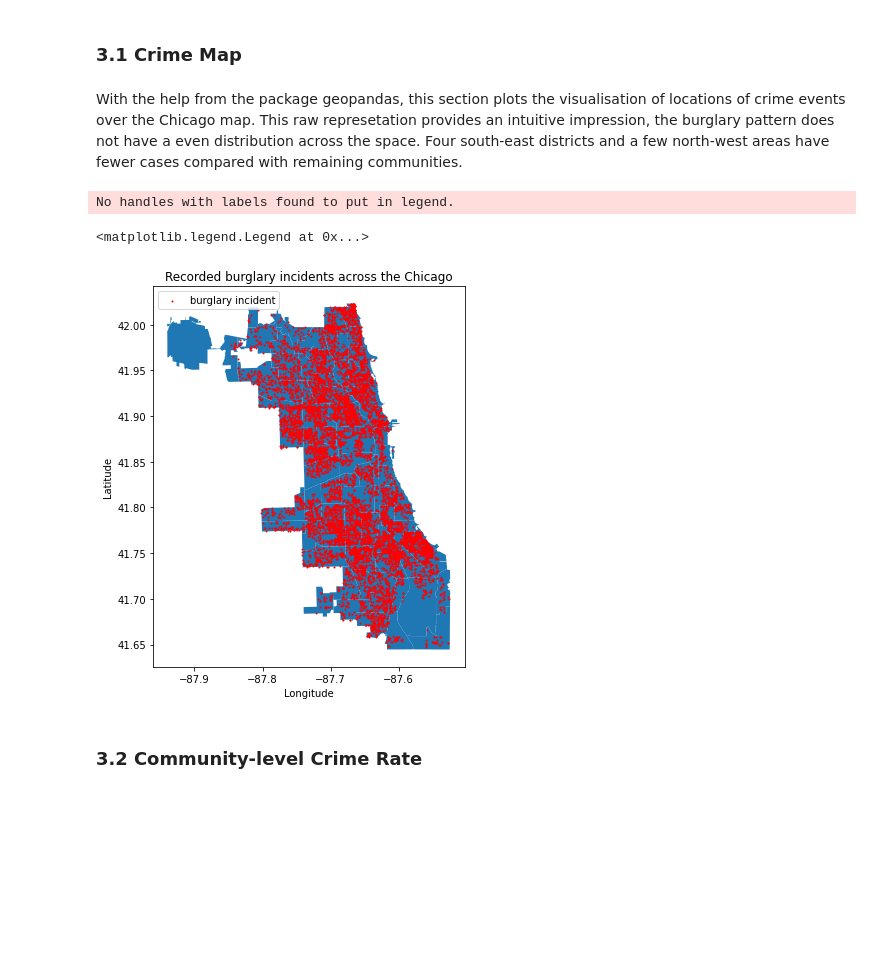
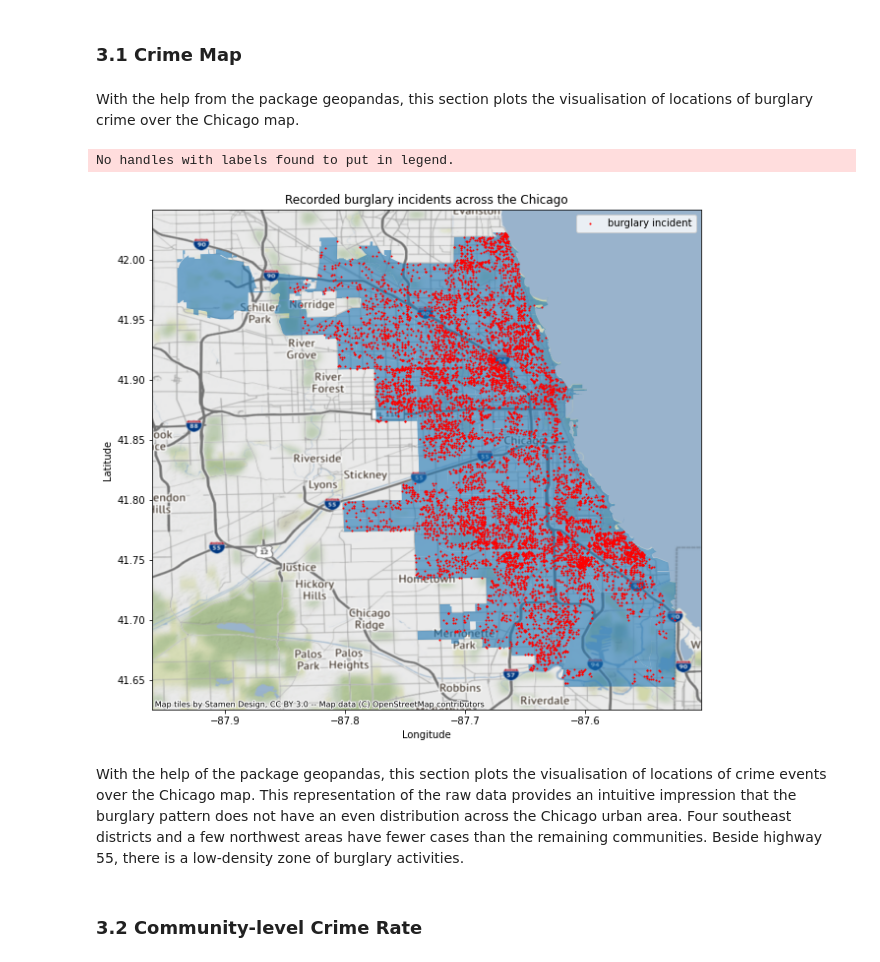
Before and after one commit to NijunJiang/CASA_CW, a Jupyter notebook: coursework.ipynb, the cells around one changed output. Drawn from its saved outputs; the diff is of its cells as text; code cells hidden in the pictures; blank space fills up the shorter version.

```diff
--- a/coursework.ipynb
+++ b/coursework.ipynb
@@ -103,8 +122,13 @@ chicago_community_pop.head()
 | 4 | 5 | 35114 |
 # %%
 community_type = ["community_dummy"] * len(chicago_community.index)
-chicago_community["community_dummy"] = community_type
-chicago_community = chicago_community.rename(columns={"area_numbe": "community number"})
+chicago_community[
+    "community_dummy"
+] = community_type  # nummpy value for plotting; ensure polygons have the same colour
+
+chicago_community = chicago_community.rename(
+    columns={"area_numbe": "community number"}
+)  # change the column name to ensure consistent column name between dataframes
 chicago_community.head()
 # %% [output]
 |  | area | area_num_1 | community number | comarea | comarea_id | community | perimeter | shape_area | ... |
@@ -122,7 +146,9 @@ Previous sections loaded datasets that this project will analyse. However, sever
 # Completeness check
 before_clearning_size = BURGLARY_2019.shape[0]
 BURGLARY_2019 = BURGLARY_2019[BURGLARY_2019["latitude"].notna()]
-BURGLARY_2019 = BURGLARY_2019[BURGLARY_2019["longitude"].notna()]
+BURGLARY_2019 = BURGLARY_2019[
+    BURGLARY_2019["longitude"].notna()
+]  # make sure lat and lon values are valid
 after_clearning_size = BURGLARY_2019.shape[0]
 print(
     "Before the first step of data cleaning, the 2019 dataset has "
@@ -187,7 +213,7 @@ Important metadata:
 # Removal of superfluous columns
 BURGLARY_2019_spatial = BURGLARY_2019[
     ["id", "ward", "community_area", "latitude", "longitude"]
-]
+]  # descriptive columns such as fbi_code and arrest have no impact on the spatial analysis
 # %% [markdown]
 After reducing the complete dataset to a dataset with only municipal locations and coordinates in WSG84, pivot tables can provide an overview of the burglary case distribution across different levels of Chicago municipal districts.
 # %%
@@ -334,45 +364,48 @@ chicago_community_with_crime_data.head(1)
 # %% [markdown]
 ### 3.1 Crime Map
 # %% [markdown]
-With the help from the package geopandas, this section plots the visualisation of locations of crime events over the Chicago map. This raw represetation provides an intuitive impression, the burglary pattern does not have a even distribution across the space. Four south-east districts and a few north-west areas have fewer cases compared with remaining communities.
+With the help from the package geopandas, this section plots the visualisation of locations of burglary crime over the Chicago map.
 # %%
 crs = {
     "init": "epsg:4326"
 }  # coordinate reference system for the latitude and longitude
 
 
 geometry = [
     Point(xy)
     for xy in zip(BURGLARY_2019_spatial["longitude"], BURGLARY_2019_spatial["latitude"])
 ]
 
 
 geodata = gpd.GeoDataFrame(
     BURGLARY_2019_spatial, crs=crs, geometry=geometry
 )  # burglary incident point data
 
 
-fig, ax = plt.subplots(figsize=(10, 7))
+fig, ax = plt.subplots(figsize=(10, 10))
 ax.set_xlabel("Longitude")
 ax.set_ylabel("Latitude")
 ax.set_title("Recorded burglary incidents across the Chicago")
 
-chicago_community.plot(ax=ax, legend=True, column="community_dummy", categorical=True)
+chicago_community.plot(
+    ax=ax, legend=True, column="community_dummy", categorical=True, alpha=0.6
+)
 ax.legend()
 ax.scatter(
     BURGLARY_2019_spatial["longitude"],
     BURGLARY_2019_spatial["latitude"],
     label="burglary incident",
     s=1,
     c="red",
 )
 ax.legend()
-
+cx.add_basemap(ax, crs=chicago_community.crs)  # add basemap
 # some ideas from this article: https://www.linkedin.com/pulse/geopandas-plotting-data-points-map-using-python-r%C3%A9gis-nisengwe/
 # %% [output]
 No handles with labels found to put in legend.
-<matplotlib.legend.Legend at 0x...>
-[figure, old version]
+[figure, new version]
+# %% [markdown]
+With the help of the package geopandas, this section plots the visualisation of locations of crime events over the Chicago map. This representation of the raw data provides an intuitive impression that the burglary pattern does not have an even distribution across the Chicago urban area. Four southeast districts and a few northwest areas have fewer cases than the remaining communities. Beside highway 55, there is a low-density zone of burglary activities.
 # %% [markdown]
 ### 3.2 Community-level Crime Rate
 # %%
```
Also changed, not shown: parts of 62 cells of this notebook.
